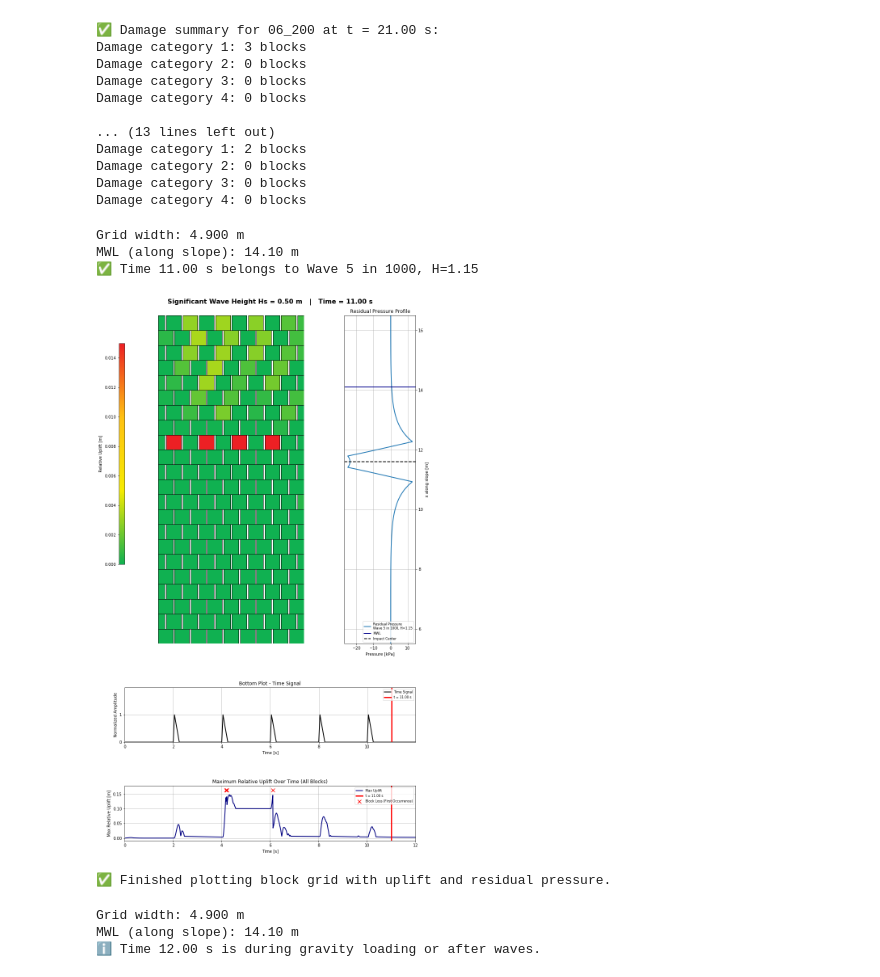
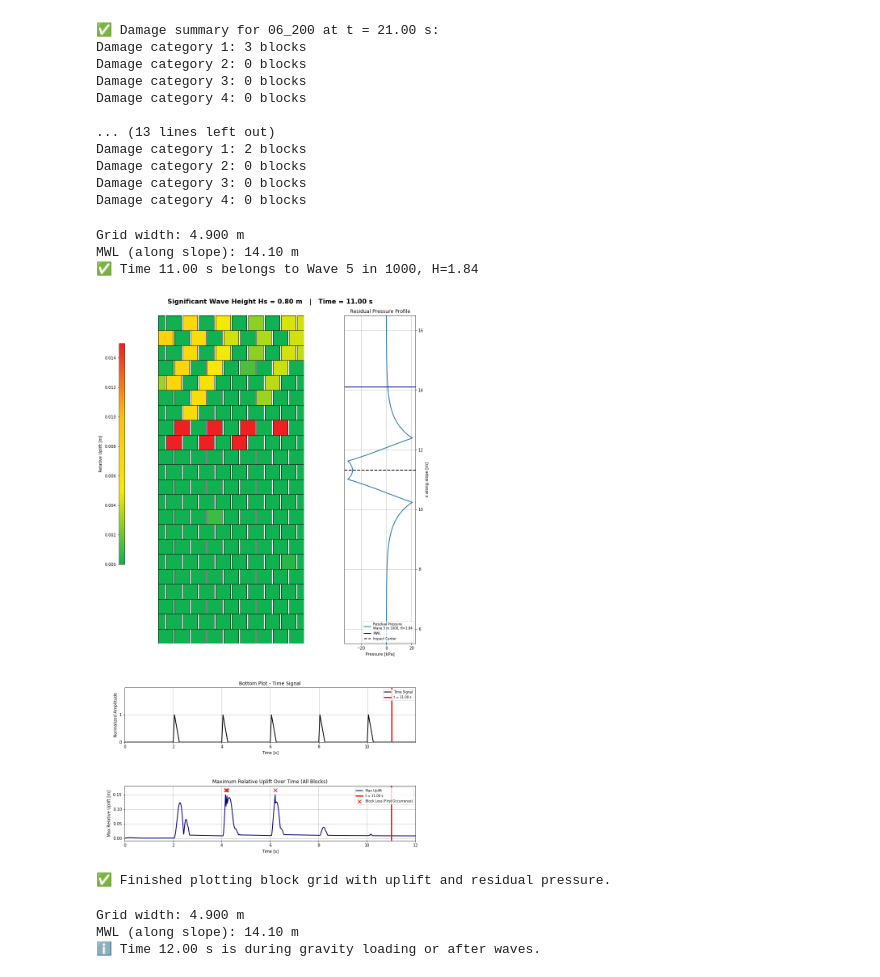
Before and after one commit to ThomasPennockTU/Thesis_Repository, a Jupyter notebook: workfolder/uplift/uplift_notebook.ipynb, the cells around one changed output. Drawn from its saved outputs; the diff is of its cells as text; code cells hidden in the pictures.

```diff
--- a/workfolder/uplift/uplift_notebook.ipynb
+++ b/workfolder/uplift/uplift_notebook.ipynb
@@ -848,12 +848,12 @@ runs = ["05", "06", "07", "08"]
 file_pattern = "relative_uplift_timeseries_{}_corrected.csv"
 
 # fly_out_value = 2.01
-target_time = 10.5
+target_time = 11
 D = 0.15  # block diameter [m]
 
 # Define damage category thresholds
 damage_thresholds = [
-    (0.0, 0.33, 1),
+    (0.01, 0.33, 1),
     (0.33, 0.67, 2),
     (0.67, 1.0, 3),
     (1.0, float('inf'), 4)
@@ -1013,7 +1013,7 @@ runs = ["05", "06", "07", "08"]
 file_pattern = "relative_uplift_timeseries_{}_corrected.csv"
 
 # fly_out_value = 2.01
-target_time = 10.5
+target_time = 11
 D = 0.15  # block diameter [m]
 
 # Define damage category thresholds
@@ -2276,8 +2276,9 @@ from mpl_toolkits.axes_grid1 import make_axes_locatable
 # --- Settings ---
 fly_out_value = 0.151
 target_time = 11   # time in seconds to visualize
-csv_path = 'relative_uplift_timeseries_07_corrected.csv'
+csv_path = 'relative_uplift_timeseries_08_corrected.csv'
 df_uplift = pd.read_csv(csv_path)
+Hs = 0.8
 
 # ------------------------------
 # Define brick layout parameters
@@ -2359,7 +2360,7 @@ df_signal = pd.DataFrame({
 # Simulate residual profiles
 # ------------------------------
 
-Hs = 0.5
+
 rho_w = 1025.0
 g = 9.81
 Tp = 5.59
@@ -2628,35 +2629,35 @@ if len(first_loss_times) > 0:
         first_loss_times,
         [cross_y_value] * len(first_loss_times),
         color='red',
         marker='x',
         s=80,
         label='Block Loss (First Occurrence)'
     )
 
 ax_uplift.set_xlabel("Time [s]")
 ax_uplift.set_xlim(0, 12)
 ax_uplift.set_ylabel("Max Relative Uplift [m]")
 ax_uplift.set_title("Maximum Relative Uplift Over Time (All Blocks)")
 ax_uplift.legend(loc='upper right', fontsize=8)
 ax_uplift.grid(True)
 
 # --- Global title ---
 fig.suptitle(
     f"Significant Wave Height Hs = {Hs:.2f} m   |   Time = {target_time:.2f} s",
     fontsize=16,
     fontweight="bold"
 )
 
 plt.subplots_adjust(left=0, right=1, top=0.95, bottom=0, wspace=0, hspace=0)
 plt.show()
 
 fig.savefig(csv_path.replace(".csv", ".png"), dpi=300, bbox_inches='tight')
 print("✅ Finished plotting block grid with uplift and residual pressure.")
 # %% [output]
 Grid width: 4.900 m
 MWL (along slope): 14.10 m
-✅ Time 11.00 s belongs to Wave 5 in 1000, H=1.15
+✅ Time 11.00 s belongs to Wave 5 in 1000, H=1.84
-[figure, old version]
+[figure, new version]
 ✅ Finished plotting block grid with uplift and residual pressure.
 # %%
 # -*- coding: utf-8 -*-
```
Also changed, not shown: parts of 2 cells of this notebook, 11 other files.
